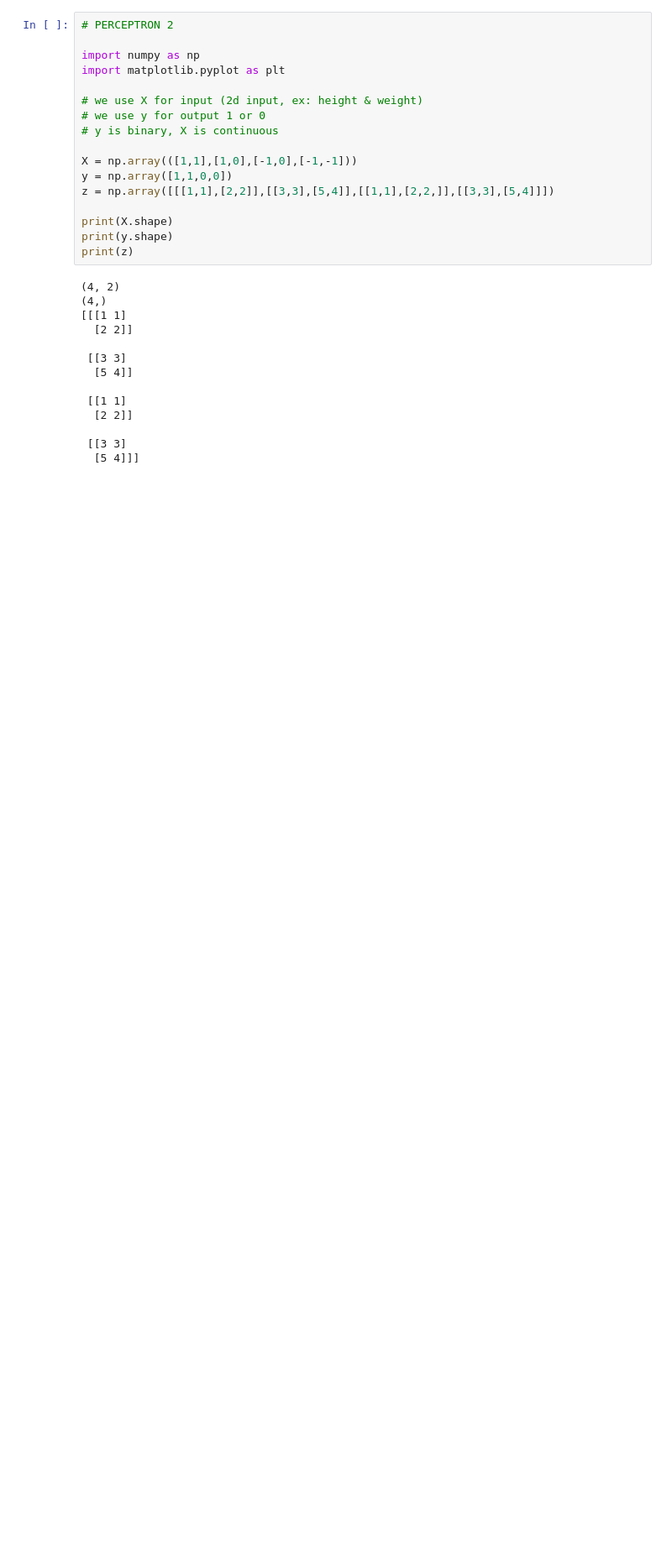
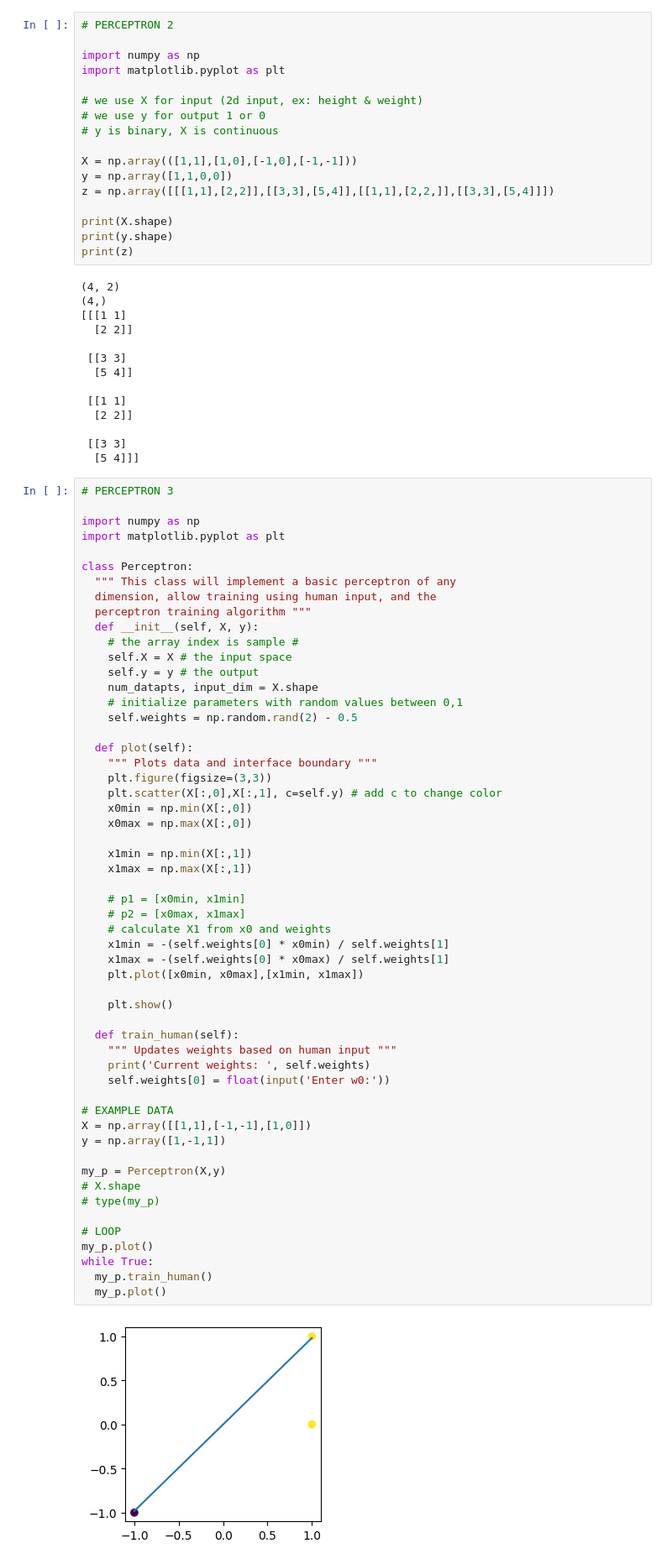
Before and after one commit to mmulready2/perceptron_mvm, a Jupyter notebook: Perceptron.ipynb, the cells around one changed output. Shown: that part at 84% size. Cells and saved outputs as stored; diff of their text form; blank space fills up the shorter version.

Commit message:
Added perceptron 3

```diff
--- a/Perceptron.ipynb
+++ b/Perceptron.ipynb
@@ -139,3 +139,60 @@ print(z)
 
  [[3 3]
   [5 4]]]
+# %%
+# PERCEPTRON 3
+
+import numpy as np
+import matplotlib.pyplot as plt
+
+class Perceptron:
+  """ This class will implement a basic perceptron of any
+  dimension, allow training using human input, and the
+  perceptron training algorithm """
+  def __init__(self, X, y):
+    # the array index is sample #
+    self.X = X # the input space
+    self.y = y # the output
+    num_datapts, input_dim = X.shape
+    # initialize parameters with random values between 0,1
+    self.weights = np.random.rand(2) - 0.5
+
+  def plot(self):
+    """ Plots data and interface boundary """
+    plt.figure(figsize=(3,3))
+    plt.scatter(X[:,0],X[:,1], c=self.y) # add c to change color
+    x0min = np.min(X[:,0])
+    x0max = np.max(X[:,0])
+
+    x1min = np.min(X[:,1])
+    x1max = np.max(X[:,1])
+
+    # p1 = [x0min, x1min]
+    # p2 = [x0max, x1max]
+    # calculate X1 from x0 and weights
+    x1min = -(self.weights[0] * x0min) / self.weights[1]
+    x1max = -(self.weights[0] * x0max) / self.weights[1]
+    plt.plot([x0min, x0max],[x1min, x1max])
+
+    plt.show()
+
+  def train_human(self):
+    """ Updates weights based on human input """
+    print('Current weights: ', self.weights)
+    self.weights[0] = float(input('Enter w0:'))
+
+# EXAMPLE DATA
+X = np.array([[1,1],[-1,-1],[1,0]])
+y = np.array([1,-1,1])
+
+my_p = Perceptron(X,y)
+# X.shape
+# type(my_p)
+
+# LOOP
+my_p.plot()
+while True:
+  my_p.train_human()
+  my_p.plot()
+# %% [output]
+[figure, added]
```
Also changed, not shown: parts of 1 cell of this notebook.
